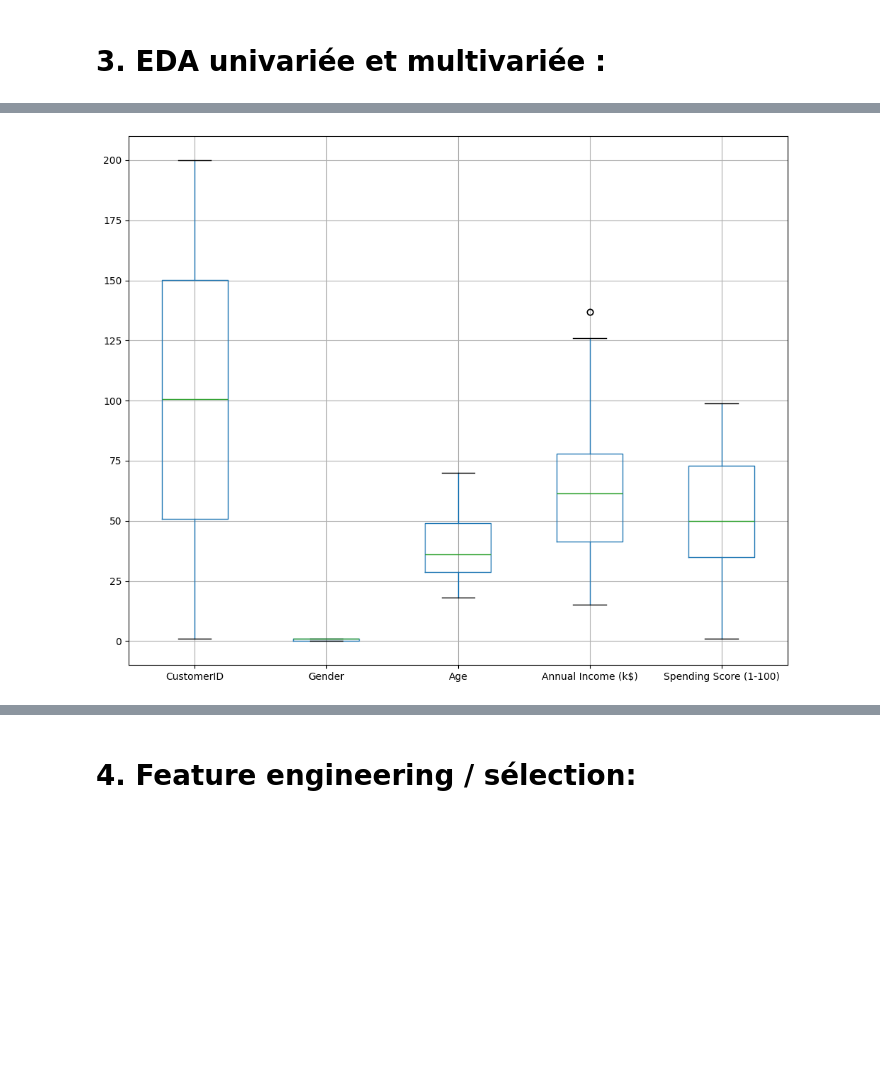
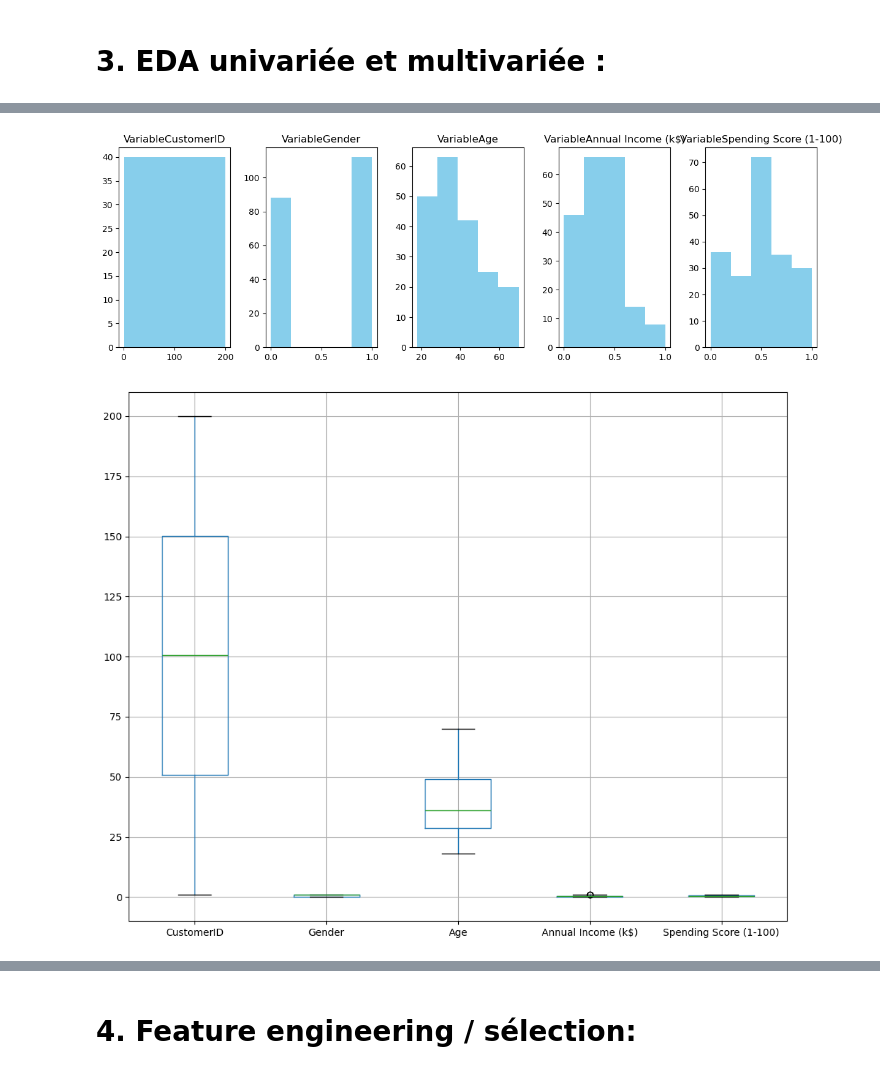
Before and after one commit to fitahiana-dev/KFT, a Jupyter notebook: notebooks/A_Clustering.ipynb, the cells around one changed output, grey strips where cells are left out. Drawn from its saved outputs; the diff is of its cells as text; code cells hidden in the pictures; blank space fills up the shorter version.

```diff
--- a/notebooks/A_Clustering.ipynb
+++ b/notebooks/A_Clustering.ipynb
@@ -34,9 +35,9 @@ dataset.head()
 dataset['Gender'].dropna(inplace=True)
 ##  TODO Age: Superieure à 18
 dataset['Age']=dataset['Age'].fillna(18)
-## TODO Annual Income: Positifs
-
-## TODO Spending Score: Entre 1-100
+## Normalisation de Annual Income: Positifs et Spending Score: Entre 1-100
+scaler = MinMaxScaler()
+dataset[['Annual Income (k$)', 'Spending Score (1-100)']] = scaler.fit_transform(dataset[['Annual Income (k$)', 'Spending Score (1-100)']])
 
 ## Remplacer:
 ##   Male   par 0
@@ -62,11 +63,21 @@ plt.show()
 # %%
 # BoxLayout de Chaque Variables
-# TODO : Modifier en Subplot pour chaque Variable
+# Modifier en Subplot pour chaque Variable
+fig, axes = plt.subplots(1, 5, figsize=(12,4))
+
+for i, col in enumerate(dataset.columns):
+    axes[i].hist(dataset[col], bins=5, color='skyblue')
+    axes[i].set_title(f'Variable{col}')
+
+plt.tight_layout()
+plt.show()
+
 dataset.boxplot(figsize=(10, 8))
 plt.tight_layout()
 plt.show()
 # %% [output]
-[figure, old version]
+[figure, new version]
+[figure, added]
 # %%
 # Matrice de Correlation
 corr_matrix=dataset.corr()
```
Also changed, not shown: parts of 10 cells of this notebook.
